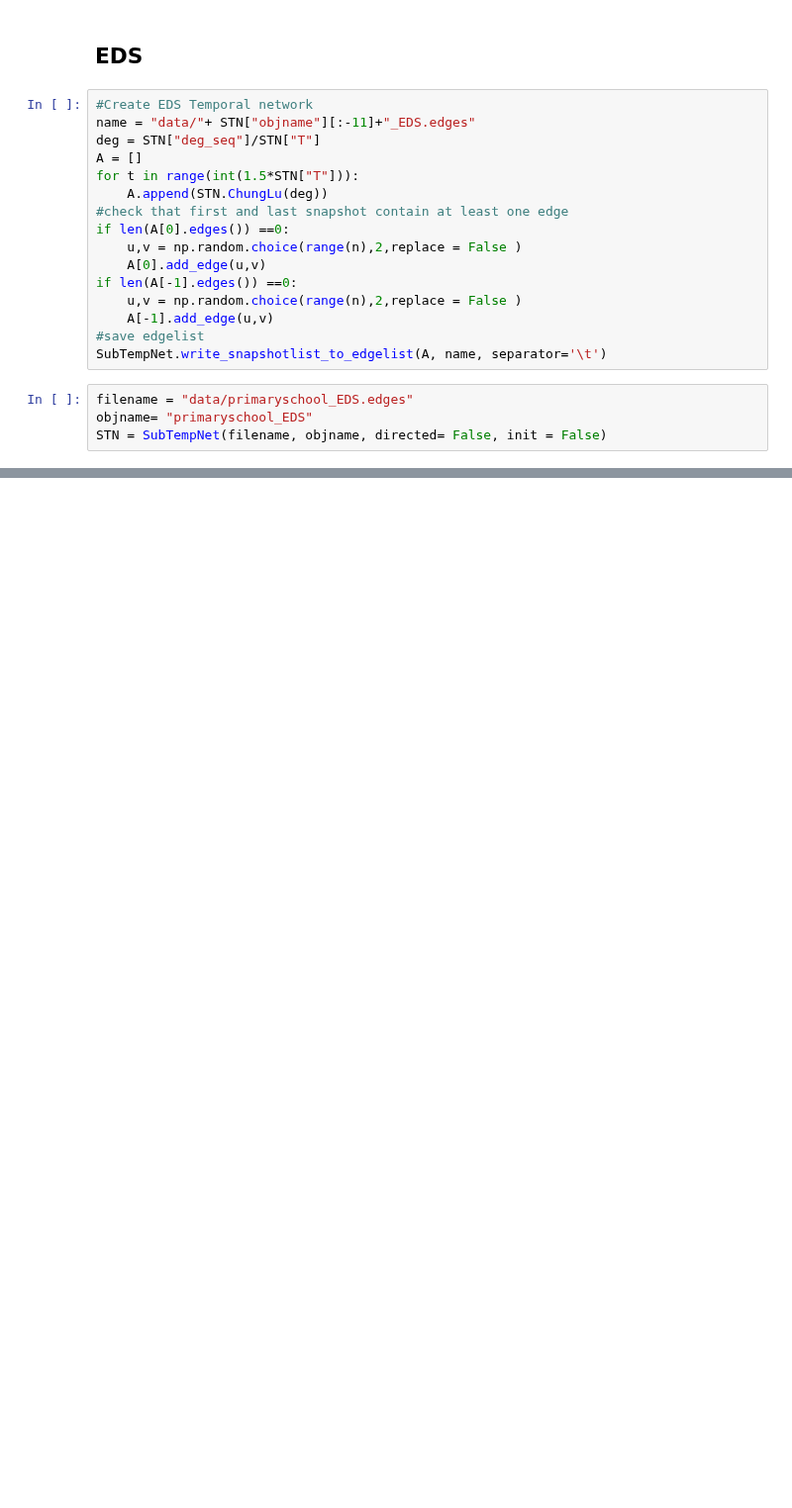
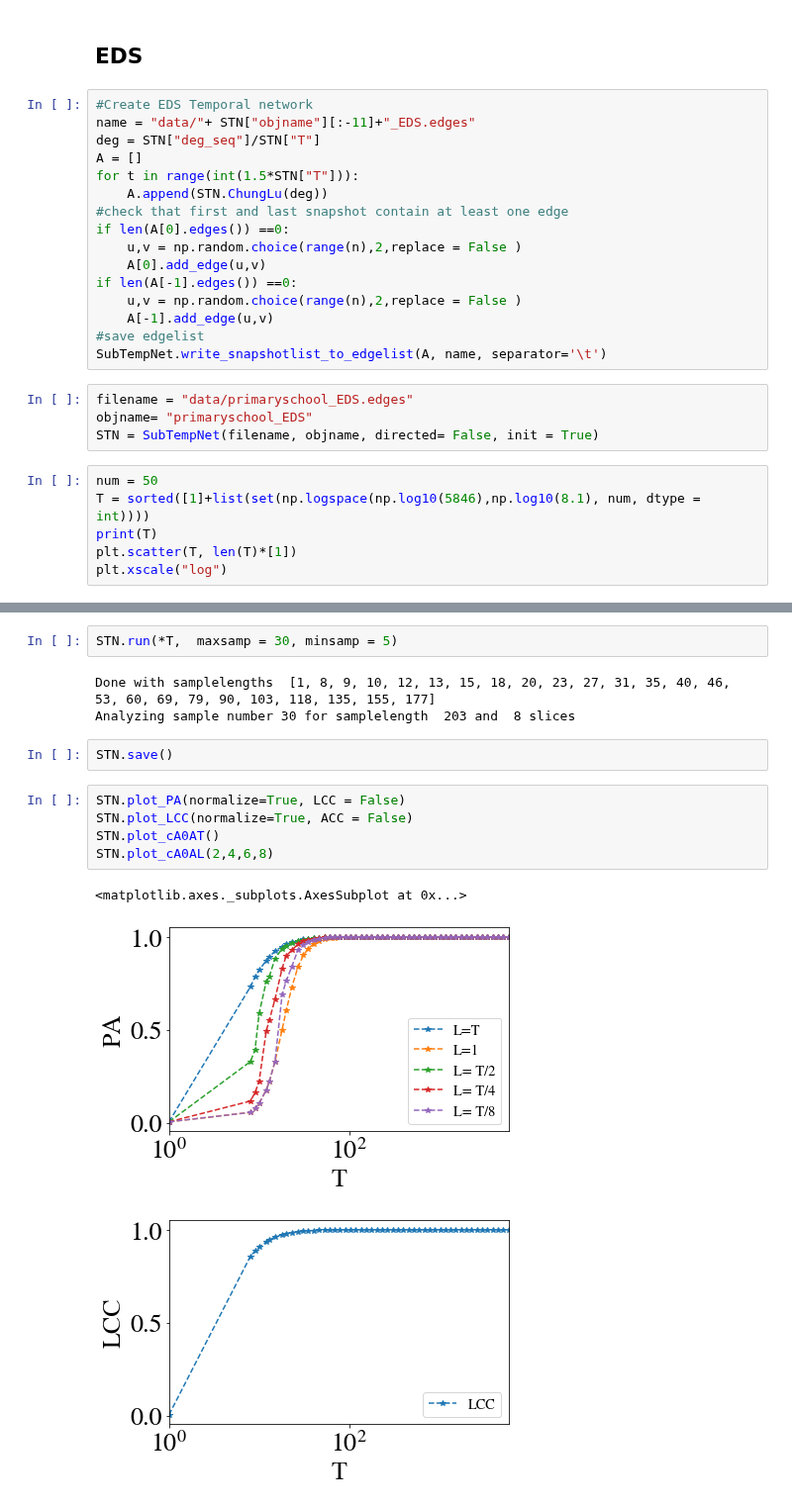
Before and after one commit to saemeon/SubTempNet, a Jupyter notebook: Simulations Empirical Temporal Networks.ipynb, the cells around one changed output, grey strips where cells are left out. Shown at 99% size. Drawn from its saved outputs; the diff is of its cells as text; blank space fills up the shorter version.

```diff
--- a/Simulations Empirical Temporal Networks.ipynb
+++ b/Simulations Empirical Temporal Networks.ipynb
@@ -55,4 +81,10 @@ SubTempNet.write_snapshotlist_to_edgelist(A, name, separator='\t')
 # %%
 filename = "data/primaryschool_EDS.edges"
 objname= "primaryschool_EDS"
-STN = SubTempNet(filename, objname, directed= False, init = False)
+STN = SubTempNet(filename, objname, directed= False, init = True)
+# %%
+num = 50
+T = sorted([1]+list(set(np.logspace(np.log10(5846),np.log10(8.1), num, dtype = int))))
+print(T)
+plt.scatter(T, len(T)*[1])
+plt.xscale("log")
@@ -58,0 +94,16 @@ STN = SubTempNet(filename, objname, directed= False, init = False)
+# %%
+STN.run(*T,  maxsamp = 30, minsamp = 5)
+# %% [output]
+Done with samplelengths  [1, 8, 9, 10, 12, 13, 15, 18, 20, 23, 27, 31, 35, 40, 46, 53, 60, 69, 79, 90, 103, 118, 135, 155, 177]
+Analyzing sample number 30 for samplelength  203 and  8 slices
+# %%
+STN.save()
+# %%
+STN.plot_PA(normalize=True, LCC = False)
+STN.plot_LCC(normalize=True, ACC = False)
+STN.plot_cA0AT()
+STN.plot_cA0AL(2,4,6,8)
+# %% [output]
+<matplotlib.axes._subplots.AxesSubplot at 0x...>
+[figure, added]
+[figure, added]
```
Also changed, not shown: parts of 5 cells of this notebook, 3 other files.
